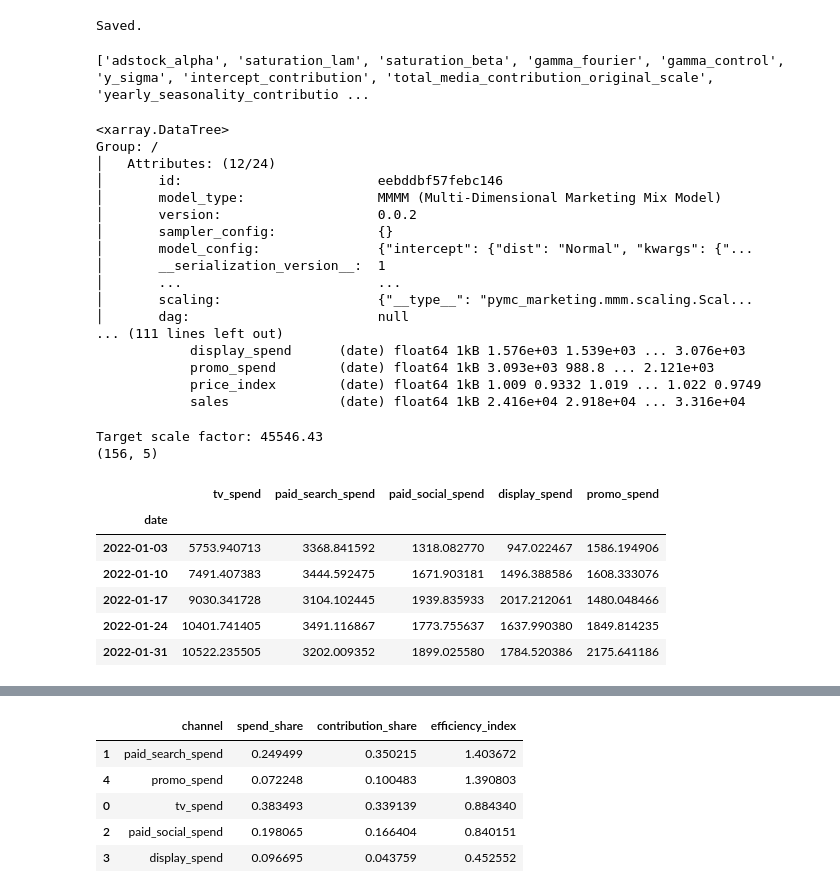
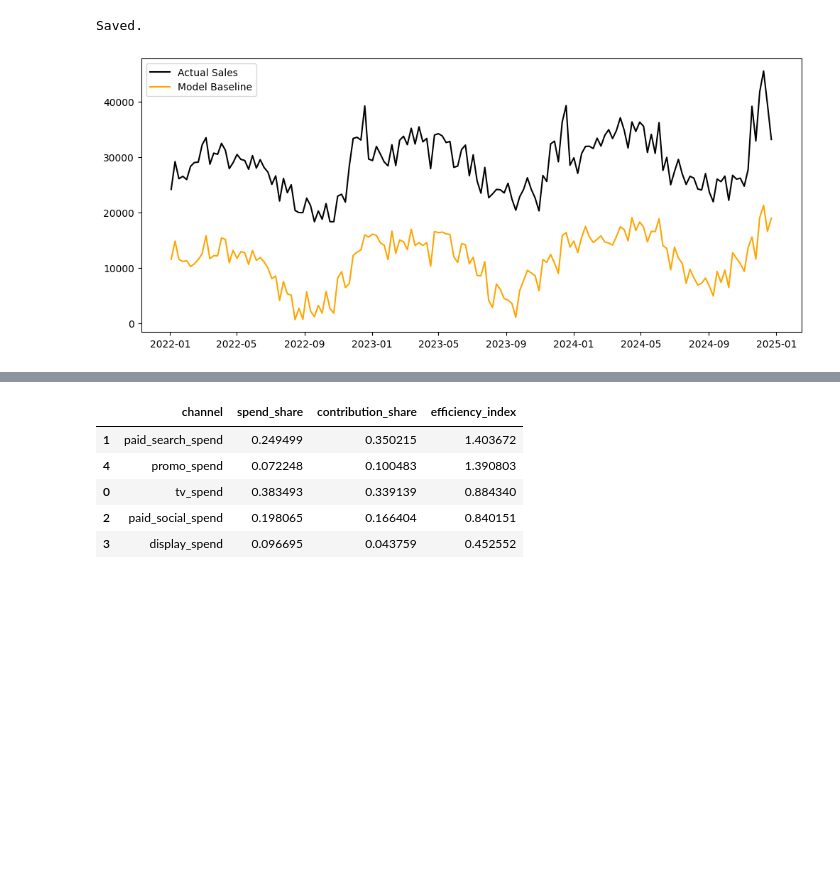
Before and after one commit to jbx-p/mmm-project, a Jupyter notebook: notebooks/02_mmm_model.ipynb, the cells around one changed output, grey strips where cells are left out. Saved outputs shown, nothing was run; the diff lists cells and outputs as text; code cells hidden in the pictures; blank space fills up the shorter version.

```diff
--- a/notebooks/02_mmm_model.ipynb
+++ b/notebooks/02_mmm_model.ipynb
@@ -116,55 +93,25 @@ y_sigma                             0.05997  0.00368    0.054    0.066     5509
-# %%
-mmm.idata.to_netcdf('../data/processed/mmm_fit.nc')
-print("Saved.")
-# %% [output]
-Saved.
-# %%
-print(list(mmm.idata.posterior.data_vars))
-# %% [output]
-['adstock_alpha', 'saturation_lam', 'saturation_beta', 'gamma_fourier', 'gamma_control', 'y_sigma', 'intercept_contribution', 'total_media_contribution_original_scale', 'yearly_seasonality_contributio ...
-# %%
-print(mmm.idata)
-# %% [output]
-<xarray.DataTree>
-Group: /
-│   Attributes: (12/24)
-│       id:                         eebddbf57febc146
-│       model_type:                 MMMM (Multi-Dimensional Marketing Mix Model)
-│       version:                    0.0.2
-│       sampler_config:             {}
-│       model_config:               {"intercept": {"dist": "Normal", "kwargs": {"...
-│       __serialization_version__:  1
-│       ...                         ...
-│       scaling:                    {"__type__": "pymc_marketing.mmm.scaling.Scal...
-│       dag:                        null
-... (111 lines left out)
-            display_spend      (date) float64 1kB 1.576e+03 1.539e+03 ... 3.076e+03
-            promo_spend        (date) float64 1kB 3.093e+03 988.8 ... 2.121e+03
-            price_index        (date) float64 1kB 1.009 0.9332 1.019 ... 1.022 0.9749
-            sales              (date) float64 1kB 2.416e+04 2.918e+04 ... 3.316e+04
-# %%
-# Correct variable name: singular 'channel_contribution'
-contributions_posterior = mmm.idata.posterior['channel_contribution'].mean(dim=['chain', 'draw'])
-
-# Convert to DataFrame
-contributions_estimated = contributions_posterior.to_pandas()
-contributions_estimated.columns = channels
-
-# Unscale back to original sales units using target_scale
-target_scale = mmm.idata.constant_data['target_scale'].item()
-contributions_estimated_original_scale = contributions_estimated * target_scale
-
-print(f"Target scale factor: {target_scale:.2f}")
-print(contributions_estimated_original_scale.shape)
-contributions_estimated_original_scale.head()
-# %% [output]
-Target scale factor: 45546.43
-(156, 5)
-|  | tv_spend | paid_search_spend | paid_social_spend | display_spend | promo_spend |
-| date |  |  |  |  |  |
-| 2022-01-03 | 5753.940713 | 3368.841592 | 1318.082770 | 947.022467 | 1586.194906 |
-| 2022-01-10 | 7491.407383 | 3444.592475 | 1671.903181 | 1496.388586 | 1608.333076 |
-| 2022-01-17 | 9030.341728 | 3104.102445 | 1939.835933 | 2017.212061 | 1480.048466 |
-| 2022-01-24 | 10401.741405 | 3491.116867 | 1773.755637 | 1637.990380 | 1849.814235 |
-| 2022-01-31 | 10522.235505 | 3202.009352 | 1899.025580 | 1784.520386 | 2175.641186 |
+# %%
+# Use mmm.save() rather than manual to_netcdf — this is the format MMM.load() expects,
+# and overwrites cleanly without needing a manual delete step
+mmm.save('../data/processed/mmm_fit.nc')
+print("Saved.")
+# %% [output]
+Saved.
+# %%
+target_scale = mmm.idata.constant_data['target_scale'].item()
+
+baseline_est = (
+    mmm.idata.posterior['intercept_contribution'].mean(dim=['chain','draw']).item() +
+    mmm.idata.posterior['yearly_seasonality_contribution'].mean(dim=['chain','draw']).values +
+    mmm.idata.posterior['control_contribution'].mean(dim=['chain','draw']).sum(dim='control').values
+) * target_scale
+
+fig, ax = plt.subplots(figsize=(12, 5))
+ax.plot(df['date'], df['sales'], label='Actual Sales', color='black')
+ax.plot(df['date'], baseline_est, label='Model Baseline', color='orange')
+ax.legend()
+plt.savefig('../outputs/charts/baseline_vs_actual.png', dpi=100)
+plt.show()
+# %% [output]
+[figure, added]
 # %%
```
Also changed, not shown: parts of 17 cells of this notebook, 3 other files.
